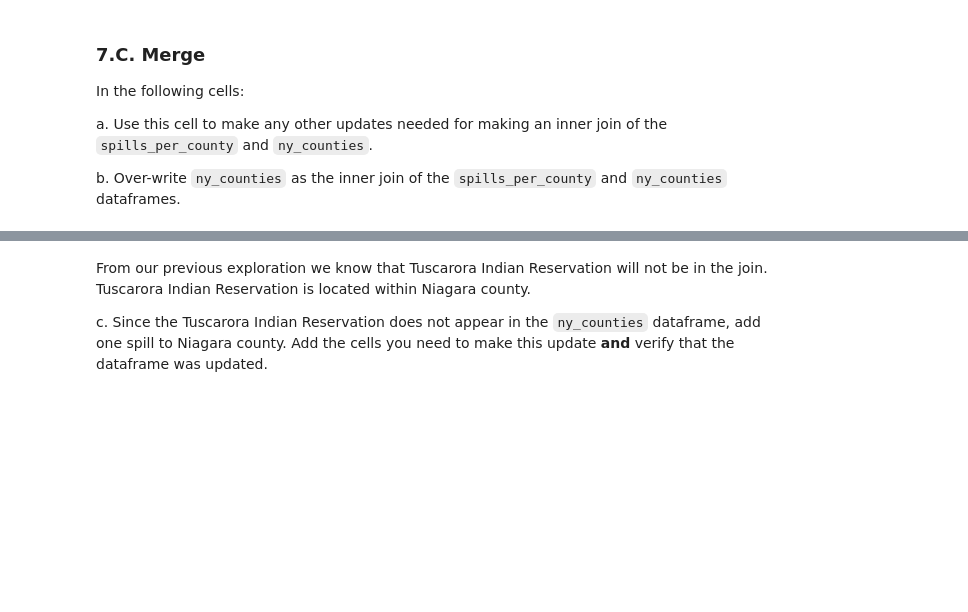
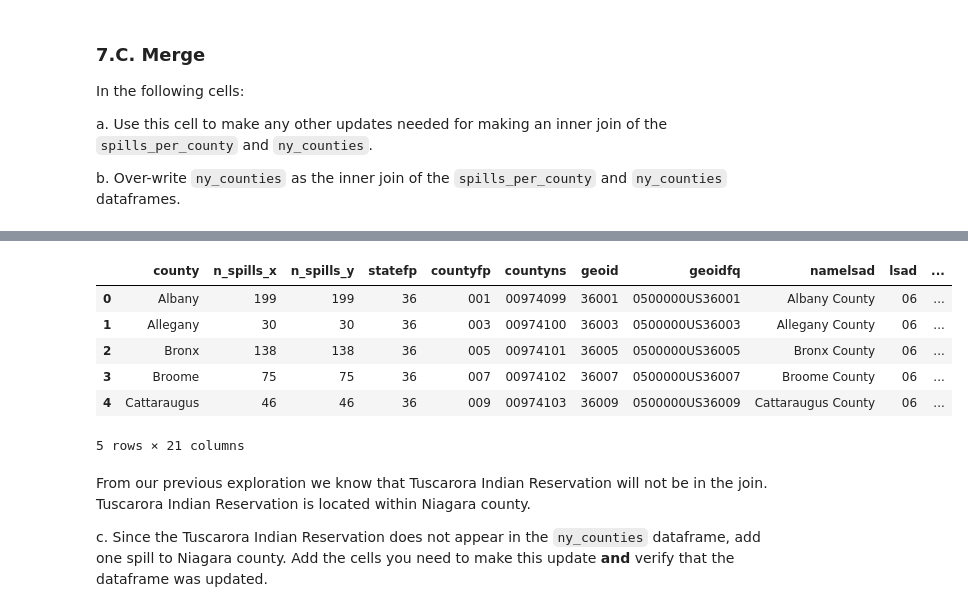
Before and after one commit to matteo-torres/eds220-hwk3, a Jupyter notebook: hwk3-task2-oil-spills.ipynb, the cells around one changed output, grey strips where cells are left out. Drawn from its saved outputs; the diff is of its cells as text; code cells hidden in the pictures; blank space fills up the shorter version.

Commit message:
update colummns and merge datasets

```diff
--- a/hwk3-task2-oil-spills.ipynb
+++ b/hwk3-task2-oil-spills.ipynb
@@ -487,0 +445,7 @@ You may add cells if needed.
+# %%
+# Update St. Lawrence in df
+spills_per_county.loc[spills_per_county.county == "St Lawrence", "county"] = "St. Lawrence"
+
+# Verify update using assert statement
+assert any(spills_per_county["county"] == "St. Lawrence"), "Not updated!"
+print("Updated to St. Lawrence!")
@@ -499,0 +462,6 @@ b. Over-write `ny_counties` as the  inner join of the `spills_per_county` and `n
+# %%
+# a. Update ny_counties "name" column to "county"
+ny_counties = ny_counties.rename(columns = {"name" : "county"})
+
+# Verify update
+ny_counties.county
@@ -500,3 +481,20 @@ b. Over-write `ny_counties` as the  inner join of the `spills_per_county` and `n
+# %%
+# b. Merge both datasets with an inner join
+ny_counties = pd.merge(spills_per_county,
+                       ny_counties,
+                       how = "inner",
+                       on = "county")
+
+# Check inner join df
+ny_counties.head()
+# %% [output]
+|  | county | n_spills_x | n_spills_y | statefp | countyfp | countyns | geoid | geoidfq | namelsad | lsad | ... |
+| 0 | Albany | 199 | 199 | 36 | 001 | 00974099 | 36001 | 0500000US36001 | Albany County | 06 | ... |
+| 1 | Allegany | 30 | 30 | 36 | 003 | 00974100 | 36003 | 0500000US36003 | Allegany County | 06 | ... |
+| 2 | Bronx | 138 | 138 | 36 | 005 | 00974101 | 36005 | 0500000US36005 | Bronx County | 06 | ... |
+| 3 | Broome | 75 | 75 | 36 | 007 | 00974102 | 36007 | 0500000US36007 | Broome County | 06 | ... |
+| 4 | Cattaraugus | 46 | 46 | 36 | 009 | 00974103 | 36009 | 0500000US36009 | Cattaraugus County | 06 | ... |
+5 rows × 21 columns
 # %% [markdown]
 
 From our previous exploration we know that Tuscarora Indian Reservation will not be in the join. Tuscarora Indian Reservation is located within Niagara county.
```
Also changed, not shown: parts of 14 cells of this notebook.
